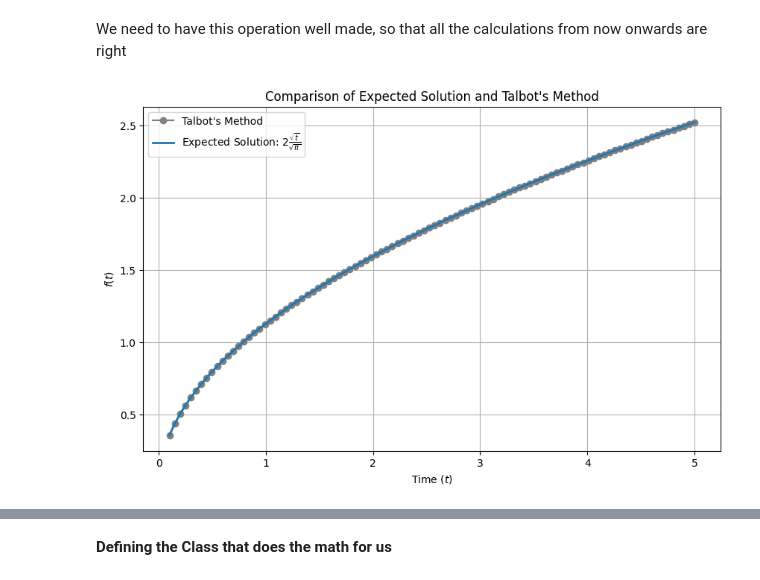
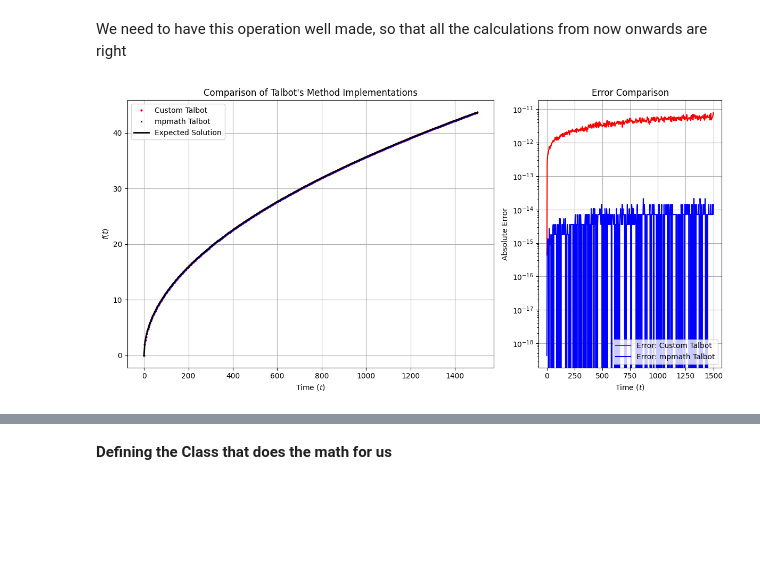
Before and after one commit to PassosSouza/LabsEletroquimica, a Jupyter notebook: Laboratorio 1/Cyclic Voltammetry - From paper.ipynb, the cells around one changed output, grey strips where cells are left out. Saved outputs shown, nothing was run; the diff lists cells and outputs as text; code cells hidden in the pictures; blank space fills up the shorter version.

```diff
--- a/Laboratorio 1/Cyclic Voltammetry - From paper.ipynb
+++ b/Laboratorio 1/Cyclic Voltammetry - From paper.ipynb
@@ -18,76 +33,88 @@ We need to have this operation well made, so that all the calculations from now
 # %%
-def Talbot(F, t_vals, N=24):
-    # https://code.activestate.com/recipes/576934-numerical-inversion-of-the-laplace-transform-using/
-    """
-    Computes the inverse Laplace transform using Talbot's method for multiple time values.
 
-    Parameters:
-        F (callable): Function in the Laplace domain (F(s)).
-        t_vals (array-like): Array of time values to evaluate the inverse transform.
-        N (int): Number of terms in the summation (higher = better accuracy).
-
-    Returns:
-        np.ndarray: Approximated inverse Laplace transform values for all `t_vals`.
-    """
-    t_vals = np.asarray(t_vals, dtype=np.float64)  # Ensure it's a numpy array
+def Talbot(F, t_vals, N=40):
+    t_vals = np.asarray(t_vals, dtype=np.float64)
     results = np.zeros_like(t_vals, dtype=np.float64)
-
-    # Step size
     h = 2 * np.pi / N
-    shift = 0.0  # Adjust this if needed for poles on the positive real axis
+    shift = 0.0
 
     for idx, t in enumerate(t_vals):
         if t <= 1e-10:
-            results[idx] = 0.0  # Assign NaN for invalid t values
+            results[idx] = 0.0
             continue
 
         ans = 0.0
         for k in range(N):
-            theta = -np.pi + (k + 0.5) * h  # Midpoint rule
-            cot_term = 1 / np.tan(0.6407 * theta)  # Avoid division issues with cotangent
-
-            # Talbot contour transformation
+            theta = -np.pi + (k - 0.5) * h
+            cot_term = 1 / np.tan(0.6407 * theta)
             z = shift + (N / t) * (0.5017 * theta * cot_term - 0.6122 + 0.2645j * theta)
             dz = (N / t) * (-0.5017 * 0.6407 * theta / np.sin(0.6407 * theta) ** 2 + 0.5017 * cot_term + 0.2645j)
 
-            # Debugging: Check for NaN or inf in F(z) or dz
+
             if np.isnan(F(z)) or np.isinf(F(z)) or np.isnan(dz) or np.isinf(dz):
-                print(f"Warning: F(z) or dz is NaN/inf at t = {t}, z = {z}")
                 continue
 
             ans += np.exp(z * t) * F(z) * dz
 
-        results[idx] = (h / (2j * np.pi) * ans).real  # Store the computed value
-
+        results[idx] = (h / (2j * np.pi) * ans).real
     return results
 
-# Define the Laplace domain function
+# Define Laplace function
 def F(s):
-    return 1 / (s ** (3/2))  # Laplace transform of f(t) = 2*sqrt(t)/sqrt(pi)
+    return 1 / (s ** (3/2))
 
-# Define the expected solution
+# Expected solution
 def expected_solution(t):
     return 2 * np.sqrt(t) / np.sqrt(np.pi)
 
-# Time values to evaluate the inverse transform
-t_vals = np.linspace(0.1, 5, 100)
+# Time values
+t_vals = np.linspace(1e-5, 1500, 500)
 
-# Compute the inverse Laplace transform using Talbot's method
-talbot_results = Talbot(F, t_vals)
+# Run Talbot's method (Custom)
+start = time()
+talbot_custom = Talbot(F, t_vals)
+custom_time = time() - start
 
-# Compute the expected solution
+# Run mpmath’s Talbot
+mp.dps = 10
+start = time()
+talbot_mpmath = np.array([invertlaplace(F, t, method='talbot') for t in t_vals], dtype=np.float64)
+mpmath_time = time() - start
+
+# Expected
 expected_results = expected_solution(t_vals)
 
-# Plot the comparison
-plt.figure(figsize=(10, 6))
+# Compute absolute error
+error_custom = np.abs(talbot_custom - expected_results)
+error_mpmath = np.abs(talbot_mpmath - expected_results)
 
-plt.plot(t_vals, talbot_results,"o-" ,color='gray', label="Talbot's Method")
-plt.plot(t_vals, expected_results, label="Expected Solution: $2 \\frac{\sqrt{t}}{\sqrt{\pi}}$", linestyle="-", linewidth=2)
-plt.xlabel("Time ($t$)")
-plt.ylabel("$f(t)$")
-plt.title("Comparison of Expected Solution and Talbot's Method")
-plt.legend()
-plt.grid(True)
+# Plot results
+fig, axs = plt.subplots(1, 2, figsize=(12, 6), gridspec_kw={'width_ratios': [2, 1]})
+
+# Main plot
+axs[0].plot(t_vals, talbot_custom, 'o', color='red', markersize=2, label="Custom Talbot")
+axs[0].plot(t_vals, talbot_mpmath, 'x', color='blue', markersize=2, label="mpmath Talbot")
+axs[0].plot(t_vals, expected_results, 'k-', label="Expected Solution", linewidth=2)
+axs[0].set_xlabel("Time ($t$)")
+axs[0].set_ylabel("$f(t)$")
+axs[0].set_title("Comparison of Talbot's Method Implementations")
+axs[0].legend()
+axs[0].grid(True)
+
+# Error subplot
+axs[1].semilogy(t_vals, error_custom, 'r-', label="Error: Custom Talbot")
+axs[1].semilogy(t_vals, error_mpmath, 'b-', label="Error: mpmath Talbot")
+axs[1].set_xlabel("Time ($t$)")
+axs[1].set_ylabel("Absolute Error")
+axs[1].set_title("Error Comparison")
+axs[1].legend()
+axs[1].grid(True)
+
+plt.tight_layout()
 plt.show()
+
+# Print runtime
+print(f"Custom Talbot Execution Time: {custom_time:.4f} seconds")
+print(f"mpmath Talbot Execution Time: {mpmath_time:.4f} seconds")
 # %% [output]
-[figure, old version]
+[figure, new version]
```
Also changed, not shown: parts of 25 cells of this notebook, 1 other file.
